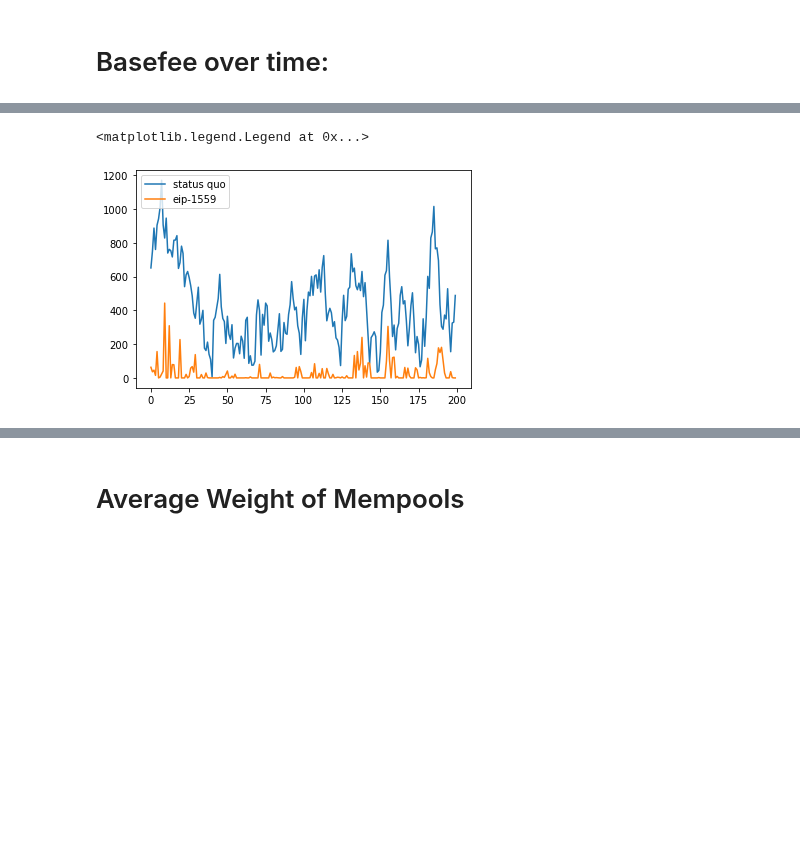
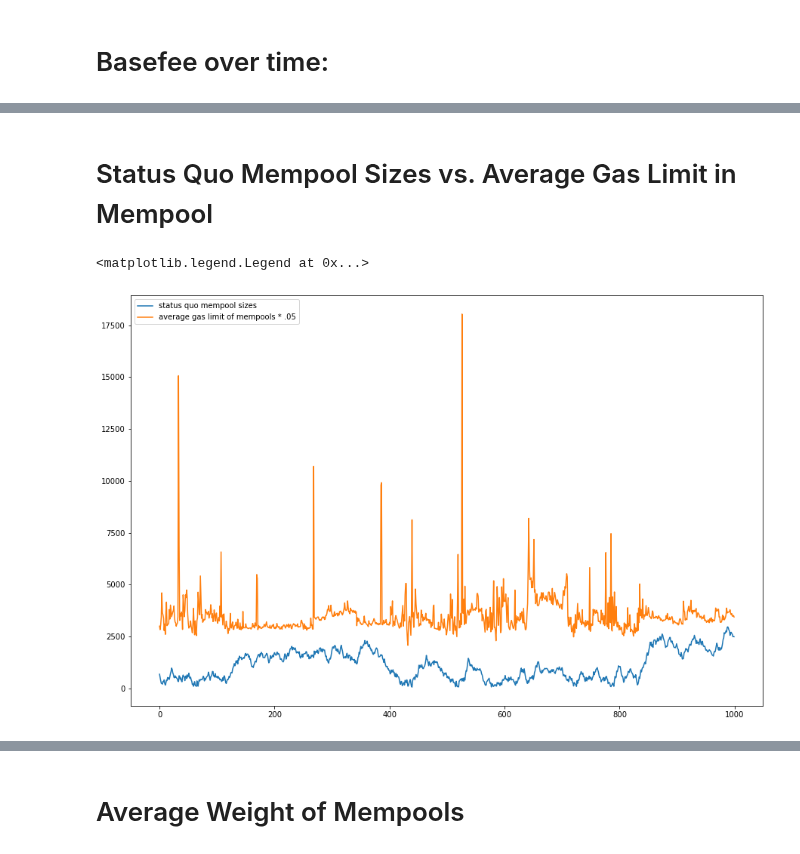
Before and after one commit to teohyikhaw/camcos, a Jupyter notebook: simulations/Congestion2.0.ipynb, the cells around one changed output, grey strips where cells are left out. Saved outputs shown, nothing was run; the diff lists cells and outputs as text; code cells hidden in the pictures; blank space fills up the shorter version.

```diff
--- a/simulations/Congestion2.0.ipynb
+++ b/simulations/Congestion2.0.ipynb
@@ -116,11 +119,11 @@ def simulate(n):
     sq_mempool_data = pd.DataFrame()
     eip_mempool_data = pd.DataFrame()
 
-    basefee = 60
-    basefees = [basefee]
+
     sq_mempools = []
     eip_mempools = []
     eip_mempools_bf = []
+    demands = []
 
     global sq_block_mins, eip_block_mins, sq_blocks, sq_current_oracle, eip_current_oracle, eip_blocks
 
@@ -135,14 +138,17 @@ def simulate(n):
         sq_block_mins.append(int(d[1]) / 10**9)
         eip_block_mins.append(int(d[1]) / 10**9)
 
+    basefee = eip_block_mins[-1]
+    basefees = [basefee]
+
     sorted_sq_block_mins = sorted(sq_block_mins)
-    sorted_eip_block_mins = sorted([x - basefee for x in eip_block_mins])
+    sorted_eip_block_mins = sorted([x - basefee if x >= basefee else 0 for x in eip_block_mins])
 
     #set initial oracles
     sq_current_oracle = sorted_sq_block_mins[59]
     eip_current_oracle = sorted_eip_block_mins[59]
 
-    #initialize mempools with 2000 txns
+    #initialize mempools with 700 txns
     sq_mempool, eip_mempool = create_mempool(700, df1, df2, basefee)
 
     #iterate over n blocks
@@ -165,24 +171,27 @@ def simulate(n):
         basefees += [basefee]
 
         #add 200 new txns before next iteration
-        sq_mempool, eip_mempool = create_mempool(random.randint(1, 400), sq_mempool, eip_mempool, basefee, i+1) #randomly select from 100 to 600
+        new_demand = random.randint(50, 400)
+        sq_mempool, eip_mempool = create_mempool(new_demand, sq_mempool, eip_mempool, basefee, i+1) #randomly select from 50 to 400
 
         sq_mempools += [sq_mempool]
         eip_mempools += [eip_mempool]
         eip_mempools_bf += [eip_mempool[eip_mempool['gas price'] >= basefee]]
+        demands += [new_demand]
 
         print("progress: ", i+1, end = '\r')
-    return basefees, eip_blocks, sq_blocks, eip_mempools, sq_mempools, eip_mempools_bf
+    return basefees, eip_blocks, sq_blocks, eip_mempools, sq_mempools, eip_mempools_bf, demands
 # %% [markdown]
 We run the simulation and save the summary data.
 # %%
-s = simulate(200)
+s = simulate(1000)
 basefees_data = s[0]
 eip_blocks_data = s[1]
 sq_blocks_data = s[2]
 eip_mempools_data = s[3]
 sq_mempools_data = s[4]
 eip_mempools_bf_data = s[5]
+demands = s[6]
 
 # cProfile.run("simulate(100)")
 # %% [output]
@@ -190,6 +199,7 @@ progress:  200
 # %% [markdown]
 # Basefee over time:
 # %%
+plt.rcParams["figure.figsize"] = (15,10)
 plt.plot(basefees_data)
 # %% [output]
 [<matplotlib.lines.Line2D at 0x...>]
@@ -199,10 +210,23 @@ plt.plot(basefees_data)
+# %%
+from statistics import median
+
+sq_mempool_sizes = [len(x) for x in sq_mempools_data]
+eip_mempool_sizes = [len(x) for x in eip_mempools_bf_data]
+
+basefees_scaled = [x*80 for x in basefees_data]
+
+sq_demand_avg_gp = [50 * median(x) for x in sq_gas_price_batches]
+eip_gas_price_batches = [[elem for elem in x if elem >= y] for x,y in zip(eip_gas_price_batches, basefees_data)]
+eip_demand_avg_gp = [50 * median(x) for x in eip_gas_price_batches]
+
+sq_avg_gaslimit = [.05 * (sum(x["gas limit"]) / len(x)) for x in sq_mempools_data]
+eip_avg_gaslimit = [.05 * (sum(x["gas limit"]) / len(x)) for x in eip_mempools_data]
+# %% [markdown]
+# Status Quo Mempool Sizes vs. Average Gas Limit in Mempool
 # %%
-sq_mempool_sizes = [len(x) for x in sq_mempools_data]
-eip_mempool_sizes = [len(x) for x in eip_mempools_bf_data]
-
-plt.plot(sq_mempool_sizes, label="status quo")
-plt.plot(eip_mempool_sizes, label="eip-1559")
+plt.plot(sq_mempool_sizes, label="status quo mempool sizes")
+plt.plot(sq_avg_gaslimit, label="average gas limit of mempools * .05")
 plt.legend(loc="upper left")
 # %% [output]
 <matplotlib.legend.Legend at 0x...>
-[figure, old version]
+[figure, new version]
```
Also changed, not shown: parts of 9 cells of this notebook.
